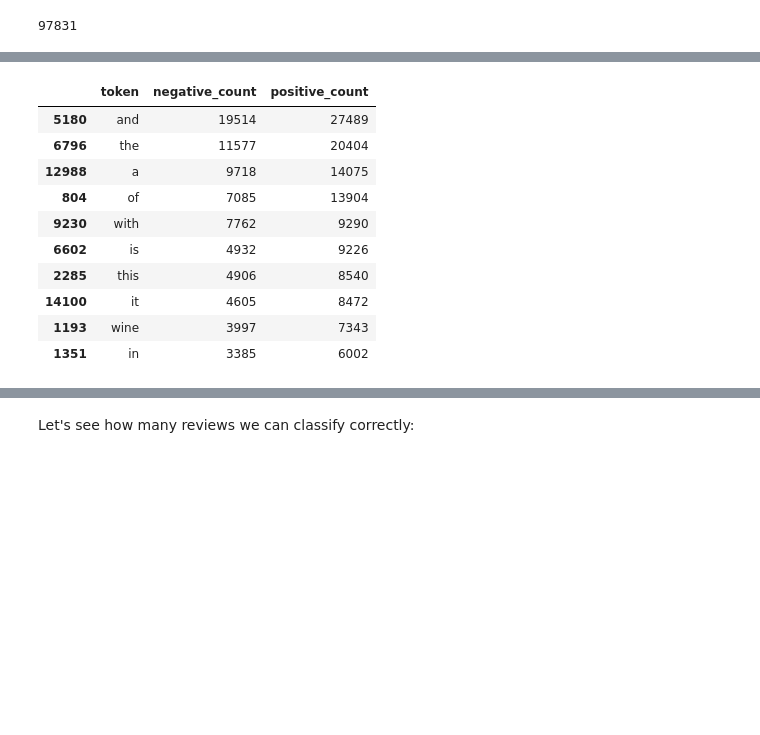
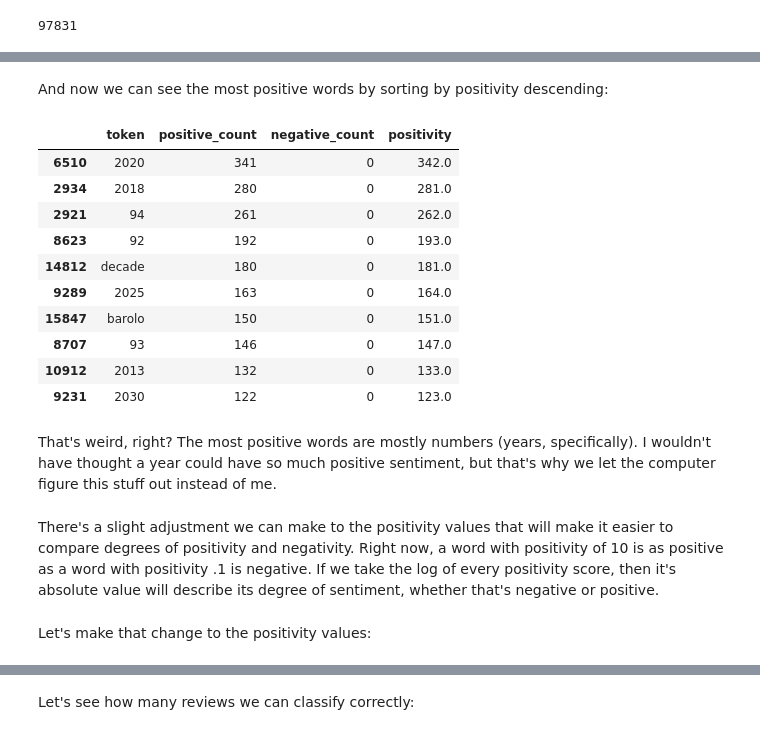
Before and after one commit to joe-bender/wine-sentiment, a Jupyter notebook: walkthrough.ipynb, the cells around one changed output, grey strips where cells are left out. Drawn from its saved outputs; the diff is of its cells as text; code cells hidden in the pictures; blank space fills up the shorter version.

```diff
--- a/walkthrough.ipynb
+++ b/walkthrough.ipynb
@@ -236,0 +288,4 @@ negative_counts = Counter([token for doc in df.loc[df['sentiment'] == 0]['tokens
+# %%
+from collections import Counter
+negative_counts = Counter(token for review in negative['tokens'] for token in review)
+positive_counts = Counter(token for review in positive['tokens'] for token in review)
@@ -266,5 +307,3 @@ df_tokens.sort_values('negative_count', ascending=False).head(10)
-# %%
-positive_counts = Counter([token for doc in df.loc[df['sentiment'] == 1]['tokens'] for token in doc])
 # %%
 positive_counts.most_common(10)
 # %% [output]
@@ -282,0 +322,2 @@ df_tokens['positive_count'] = df_tokens['token'].apply(lambda token: positive_co
+# %%
+positivity = {token: (positive_counts[token]+1)/(negative_counts[token]+1) for token in lexicon}
@@ -282,0 +338,5 @@ df_tokens['positive_count'] = df_tokens['token'].apply(lambda token: positive_co
+# %%
+df_tokens = pd.DataFrame({'token': list(lexicon)})
+df_tokens['positive_count'] = df_tokens['token'].apply(lambda token: positive_counts[token])
+df_tokens['negative_count'] = df_tokens['token'].apply(lambda token: negative_counts[token])
+df_tokens['positivity'] = df_tokens['token'].apply(lambda token: positivity[token])
@@ -283,14 +359,16 @@ df_tokens['positive_count'] = df_tokens['token'].apply(lambda token: positive_co
+# %% [markdown]
+And now we can see the most positive words by sorting by positivity descending:
 # %%
-df_tokens.sort_values('positive_count', ascending=False).head(10)
+df_tokens.sort_values('positivity', ascending=False).head(10)
 # %% [output]
-|  | token | negative_count | positive_count |
-| 5180 | and | 19514 | 27489 |
-| 6796 | the | 11577 | 20404 |
-| 12988 | a | 9718 | 14075 |
-| 804 | of | 7085 | 13904 |
-| 9230 | with | 7762 | 9290 |
-| 6602 | is | 4932 | 9226 |
-| 2285 | this | 4906 | 8540 |
-| 14100 | it | 4605 | 8472 |
-| 1193 | wine | 3997 | 7343 |
-| 1351 | in | 3385 | 6002 |
+|  | token | positive_count | negative_count | positivity |
+| 6510 | 2020 | 341 | 0 | 342.0 |
+| 2934 | 2018 | 280 | 0 | 281.0 |
+| 2921 | 94 | 261 | 0 | 262.0 |
+| 8623 | 92 | 192 | 0 | 193.0 |
+| 14812 | decade | 180 | 0 | 181.0 |
+| 9289 | 2025 | 163 | 0 | 164.0 |
+| 15847 | barolo | 150 | 0 | 151.0 |
+| 8707 | 93 | 146 | 0 | 147.0 |
+| 10912 | 2013 | 132 | 0 | 133.0 |
+| 9231 | 2030 | 122 | 0 | 123.0 |
@@ -301 +375,7 @@ df_tokens['ratio'] = df_tokens['token'].apply(ratio)
+# %% [markdown]
+That's weird, right? The most positive words are mostly numbers (years, specifically). I wouldn't have thought a year could have so much positive sentiment, but that's why we let the computer figure this stuff out instead of me.
+# %% [markdown]
+There's a slight adjustment we can make to the positivity values that will make it easier to compare degrees of positivity and negativity. Right now, a word with positivity of 10 is as positive as a word with positivity .1 is negative. If we take the log of every positivity score, then it's absolute value will describe its degree of sentiment, whether that's negative or positive.
+# %% [markdown]
+Let's make that change to the positivity values:
 # %%
```
Also changed, not shown: parts of 158 cells of this notebook.
